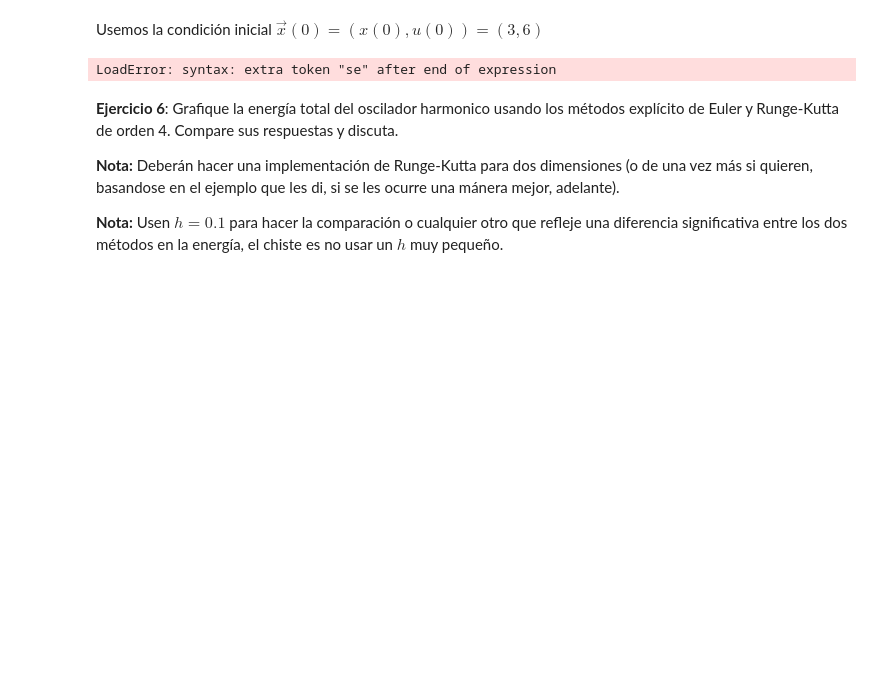
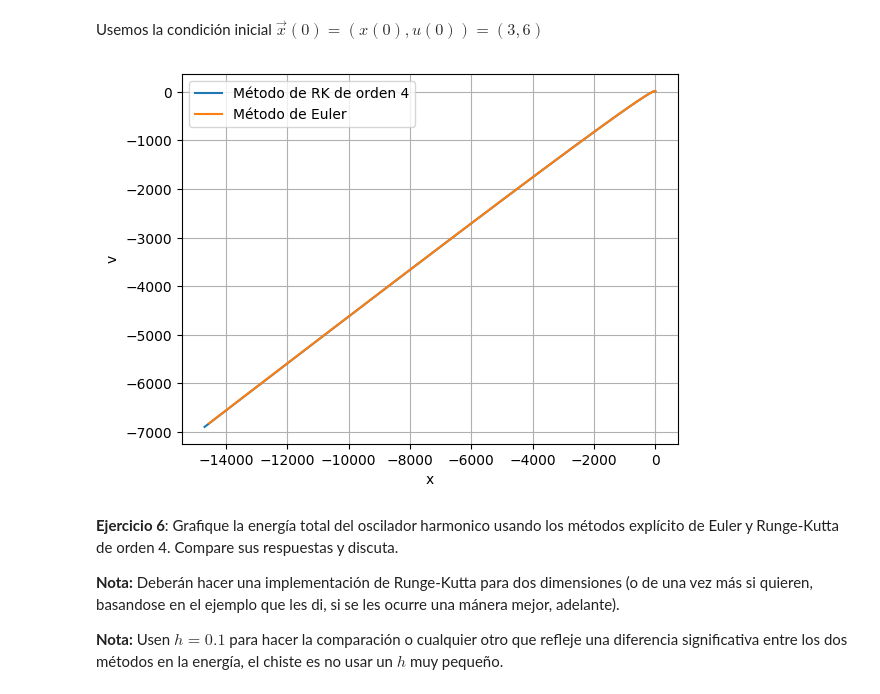
Before and after one commit to cecepassat/Fisica_Computacional_Cordero_Silis, a Jupyter notebook: Tarea_12_Oct_3.ipynb, the cells around one changed output. Drawn from its saved outputs; the diff is of its cells as text; code cells hidden in the pictures; blank space fills up the shorter version.

```diff
--- a/Tarea_12_Oct_3.ipynb
+++ b/Tarea_12_Oct_3.ipynb
@@ -344,17 +344,17 @@ ME_v=map(x->x[2],ME_2(F,T,[3,6]));
 # %%
 ## Graficamos x vs v para ambos métodos
 plot(RK_x,RK_v,label="Método de RK de orden 4");
 plot(ME_x,ME_v,label="Método de Euler");
 
 grid("on");
 xlabel("x");
 ylabel("v");
 legend();
 show();
 
-No se grafican las circunferencias..... :( seguiremos intentando
+##No se grafican las circunferencias..... :( seguiremos intentando
 # %% [output]
-LoadError: syntax: extra token "se" after end of expression
+[figure, added]
 # %% [markdown]
 __Ejercicio 6__: Grafique la energía total del oscilador harmonico usando los métodos explícito de Euler y Runge-Kutta de orden 4. Compare sus respuestas y discuta.
 
```
Also changed, not shown: parts of 1 cell of this notebook.
